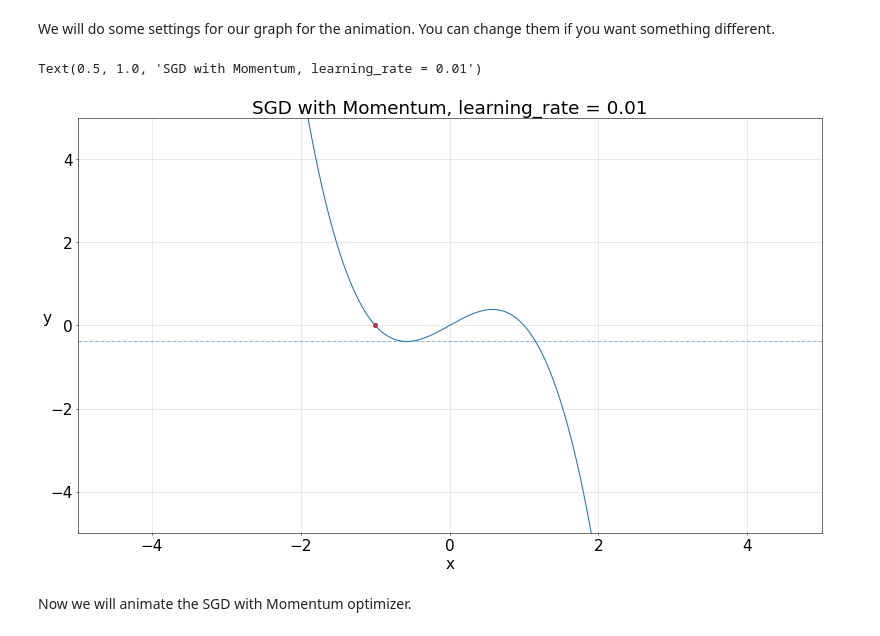
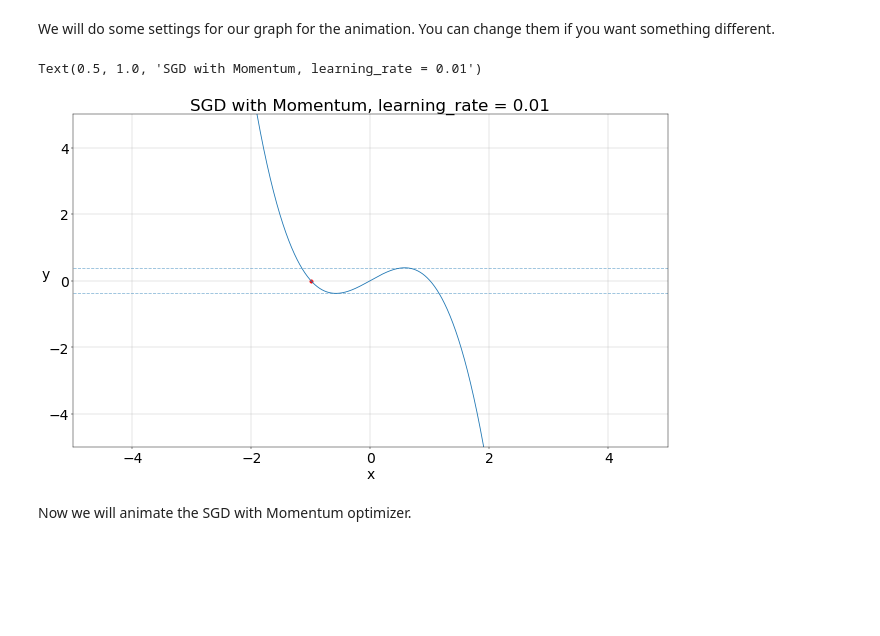
Before and after one commit to Baker-B/nn_conspect, a Jupyter notebook: own_tutorial_5.ipynb, the cells around one changed output. Cells and saved outputs as stored; diff of their text form; code cells hidden in the pictures; blank space fills up the shorter version.

```diff
--- a/own_tutorial_5.ipynb
+++ b/own_tutorial_5.ipynb
@@ -109,31 +113,32 @@ point                                       # Minima
 # %% [markdown]
 We will do some settings for our graph for the animation. You can change them if you want something different.
 # %%
-plt.rcParams.update({'font.size':22})
+plt.rcParams.update({'font.size':25})
 
-fig = plt.figure(dpi = 50)
+fig = plt.figure(dpi = 40)
 
 fig.set_figheight(10.80)
 fig.set_figwidth(19.20)
 
 x_ = np.linspace(-5, 5, 10000)
 y_ = f(x_)
 
 ax = plt.axes()
 ax.plot(x_, y_)
-ax.grid(alpha = 0.5)
+ax.grid(alpha = 0.7)
 ax.set_xlim(-5, 5)
 ax.set_ylim(-5, 5)
 ax.set_xlabel('x')
 ax.set_ylabel('y', rotation = 0)
 
 ax.scatter(-1, f(-1), color = 'red')
 
 ax.hlines(f(-0.5773502691896256), -5, 5, linestyles = 'dashed', alpha = 0.5)
+ax.hlines(f(0.5773502691896256), -5, 5, linestyles = 'dashed', alpha = 0.5)
 ax.set_title('SGD with Momentum, learning_rate = 0.01')
 # %% [output]
 Text(0.5, 1.0, 'SGD with Momentum, learning_rate = 0.01')
-[figure, old version]
+[figure, new version]
 # %% [markdown]
 Now we will animate the SGD with Momentum optimizer.
 # %%
```
Also changed, not shown: parts of 7 cells of this notebook, 7 other files.
